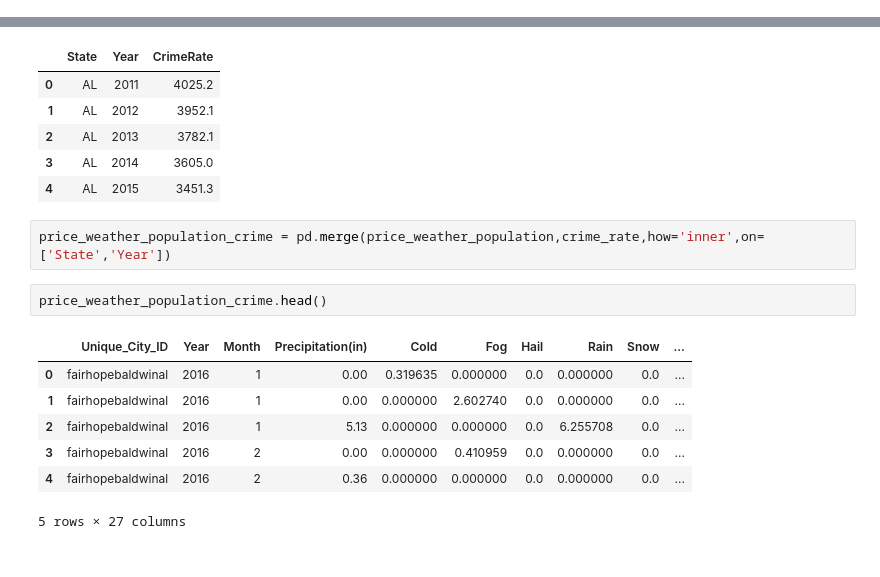
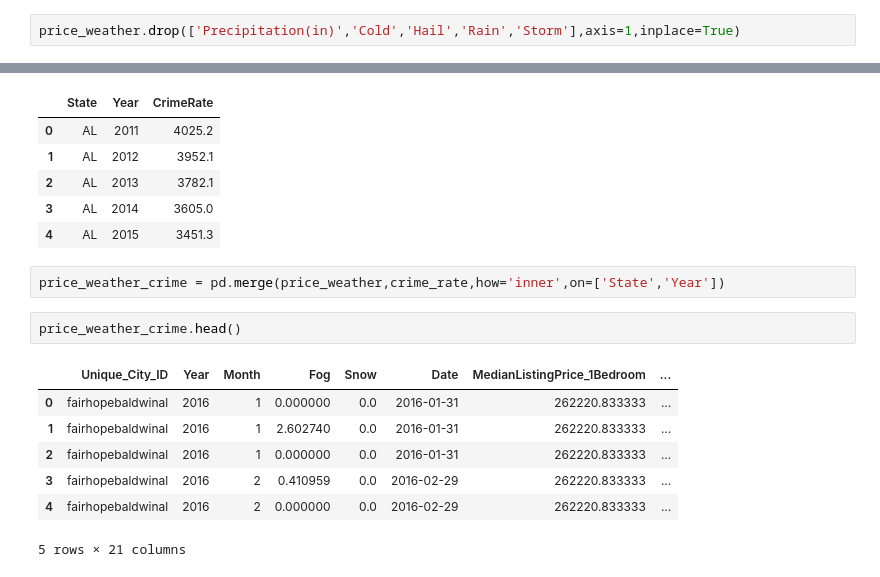
Before and after one commit to julicaro31/GRUPO_07-PF_DS4, a Jupyter notebook: machine_learning/feature_engineering.ipynb, the cells around one changed output, grey strips where cells are left out. Saved outputs shown, nothing was run; the diff lists cells and outputs as text.

```diff
--- a/machine_learning/ml_model.ipynb
+++ b/machine_learning/feature_engineering.ipynb
@@ -368,3 +372,5 @@ corr.style.background_gradient(cmap='coolwarm')
+# %%
+price_weather.drop(['Precipitation(in)','Cold','Hail','Rain','Storm'],axis=1,inplace=True)
 # %% [markdown]
 ### Population
 # %%
@@ -536,14 +522,14 @@ crime_rate.head()
 | 3 | AL | 2014 | 3605.0 |
 | 4 | AL | 2015 | 3451.3 |
 # %%
-price_weather_population_crime = pd.merge(price_weather_population,crime_rate,how='inner',on=['State','Year'])
+price_weather_crime = pd.merge(price_weather,crime_rate,how='inner',on=['State','Year'])
 # %%
-price_weather_population_crime.head()
+price_weather_crime.head()
 # %% [output]
-|  | Unique_City_ID | Year | Month | Precipitation(in) | Cold | Fog | Hail | Rain | Snow | ... |
-| 0 | fairhopebaldwinal | 2016 | 1 | 0.00 | 0.319635 | 0.000000 | 0.0 | 0.000000 | 0.0 | ... |
-| 1 | fairhopebaldwinal | 2016 | 1 | 0.00 | 0.000000 | 2.602740 | 0.0 | 0.000000 | 0.0 | ... |
-| 2 | fairhopebaldwinal | 2016 | 1 | 5.13 | 0.000000 | 0.000000 | 0.0 | 6.255708 | 0.0 | ... |
-| 3 | fairhopebaldwinal | 2016 | 2 | 0.00 | 0.000000 | 0.410959 | 0.0 | 0.000000 | 0.0 | ... |
-| 4 | fairhopebaldwinal | 2016 | 2 | 0.36 | 0.000000 | 0.000000 | 0.0 | 0.000000 | 0.0 | ... |
+|  | Unique_City_ID | Year | Month | Fog | Snow | Date | MedianListingPrice_1Bedroom | ... |
+| 0 | fairhopebaldwinal | 2016 | 1 | 0.000000 | 0.0 | 2016-01-31 | 262220.833333 | ... |
+| 1 | fairhopebaldwinal | 2016 | 1 | 2.602740 | 0.0 | 2016-01-31 | 262220.833333 | ... |
+| 2 | fairhopebaldwinal | 2016 | 1 | 0.000000 | 0.0 | 2016-01-31 | 262220.833333 | ... |
+| 3 | fairhopebaldwinal | 2016 | 2 | 0.410959 | 0.0 | 2016-02-29 | 262220.833333 | ... |
+| 4 | fairhopebaldwinal | 2016 | 2 | 0.000000 | 0.0 | 2016-02-29 | 262220.833333 | ... |
-5 rows × 27 columns
+5 rows × 21 columns
```
Also changed, not shown: parts of 10 cells of this notebook.
